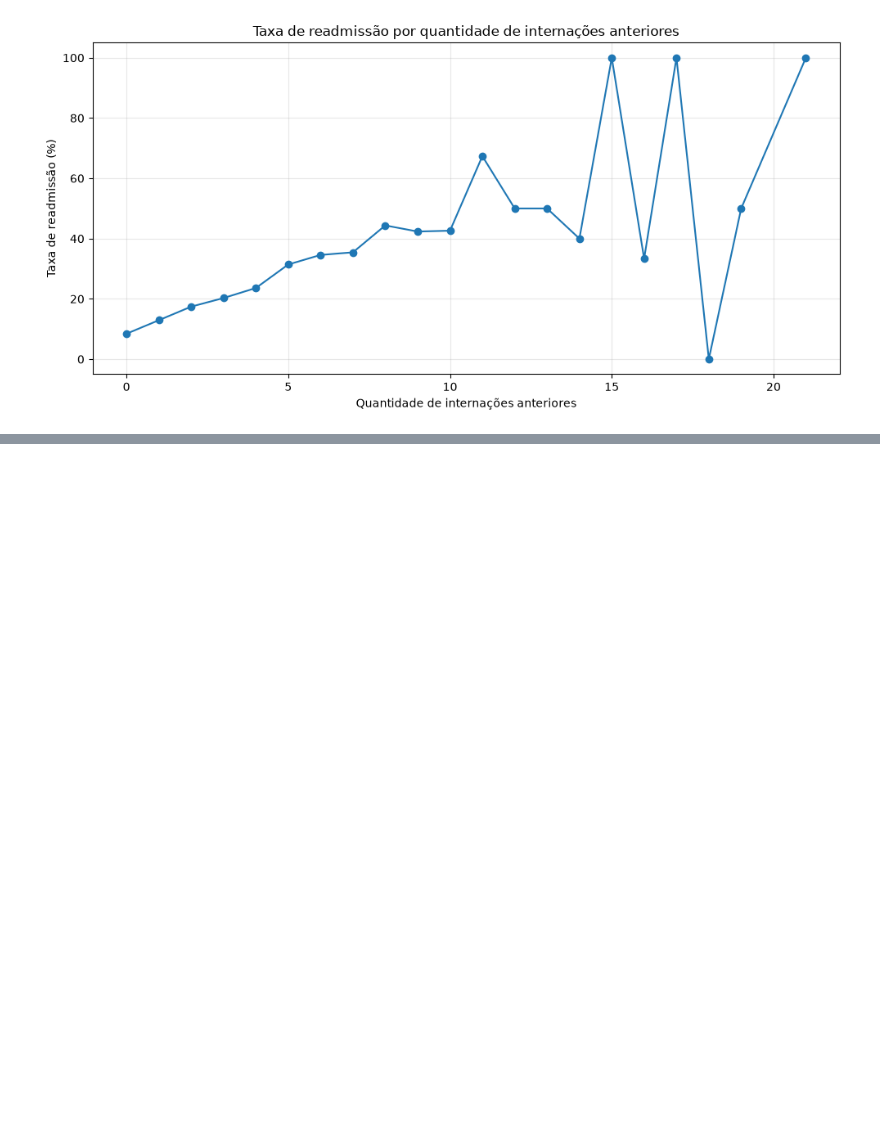
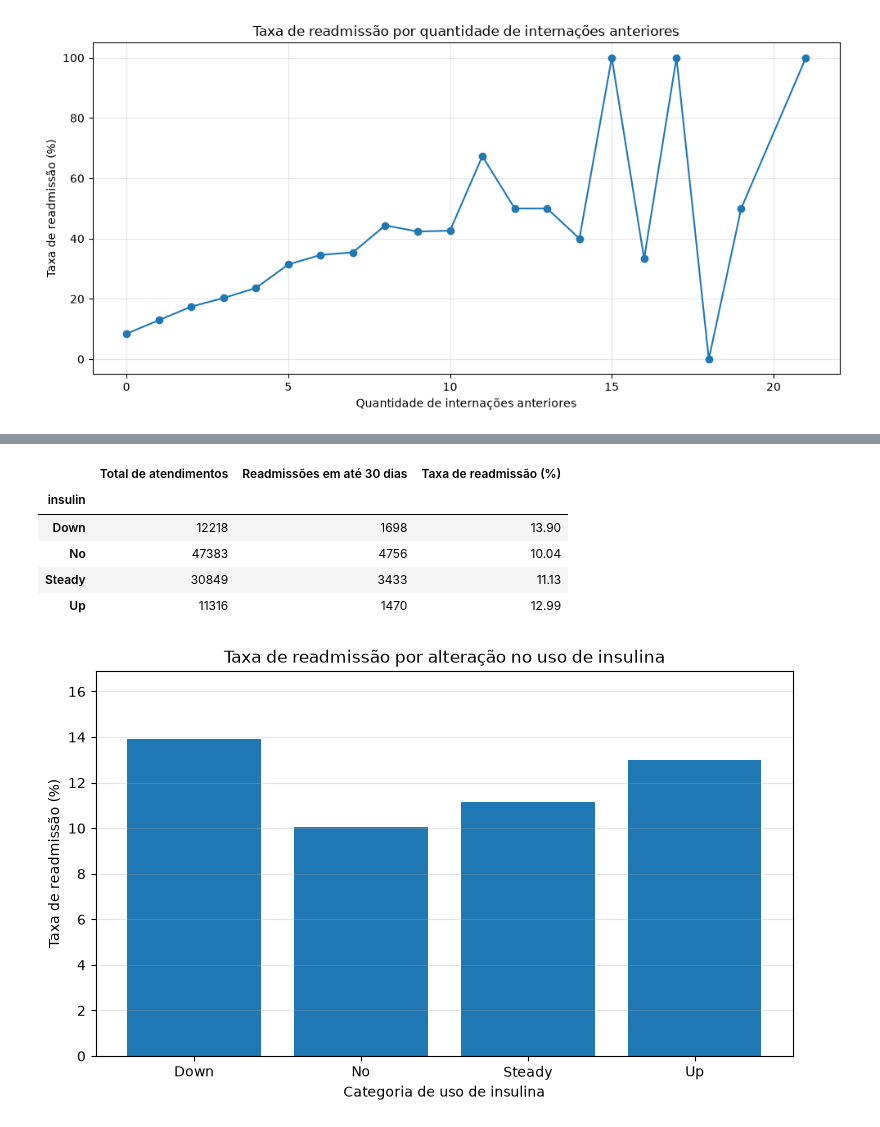
Before and after one commit to HelenLauren/Data-analytics, a Jupyter notebook: notebooks/RA3_Analysis_MachineLearning.ipynb, the cells around one changed output, grey strips where cells are left out. Cells and saved outputs as stored; diff of their text form; code cells hidden in the pictures; blank space fills up the shorter version.

Commit message:
Resposta das quatro perguntas analíticas usando análise descritiva e gráficos com matplotlib

```diff
--- a/notebooks/RA3_Analysis_MachineLearning.ipynb
+++ b/notebooks/RA3_Analysis_MachineLearning.ipynb
@@ -541,0 +549,41 @@ plt.show()
+# %%
+# 20. Taxa de readmissão por uso de insulina
+
+analise_insulina = (
+    df.groupby("insulin")["readmitido_30_dias"]
+    .agg(["count", "sum", "mean"])
+)
+
+analise_insulina = analise_insulina.rename(columns={
+    "count": "Total de atendimentos",
+    "sum": "Readmissões em até 30 dias",
+    "mean": "Taxa de readmissão (%)"
+})
+
+analise_insulina["Taxa de readmissão (%)"] *= 100
+
+display(analise_insulina.round(2))
+
+# Construção do gráfico
+plt.figure(figsize=(9, 5))
+
+plt.bar(
+    analise_insulina.index,
+    analise_insulina["Taxa de readmissão (%)"]
+)
+
+plt.title("Taxa de readmissão por alteração no uso de insulina")
+plt.xlabel("Categoria de uso de insulina")
+plt.ylabel("Taxa de readmissão (%)")
+plt.ylim(0, analise_insulina["Taxa de readmissão (%)"].max() + 3)
+plt.grid(axis="y", alpha=0.3)
+
+plt.show()
+# %% [output]
+|  | Total de atendimentos | Readmissões em até 30 dias | Taxa de readmissão (%) |
+| insulin |  |  |  |
+| Down | 12218 | 1698 | 13.90 |
+| No | 47383 | 4756 | 10.04 |
+| Steady | 30849 | 3433 | 11.13 |
+| Up | 11316 | 1470 | 12.99 |
+[figure, added]
```
Also changed, not shown: parts of 5 cells of this notebook.
